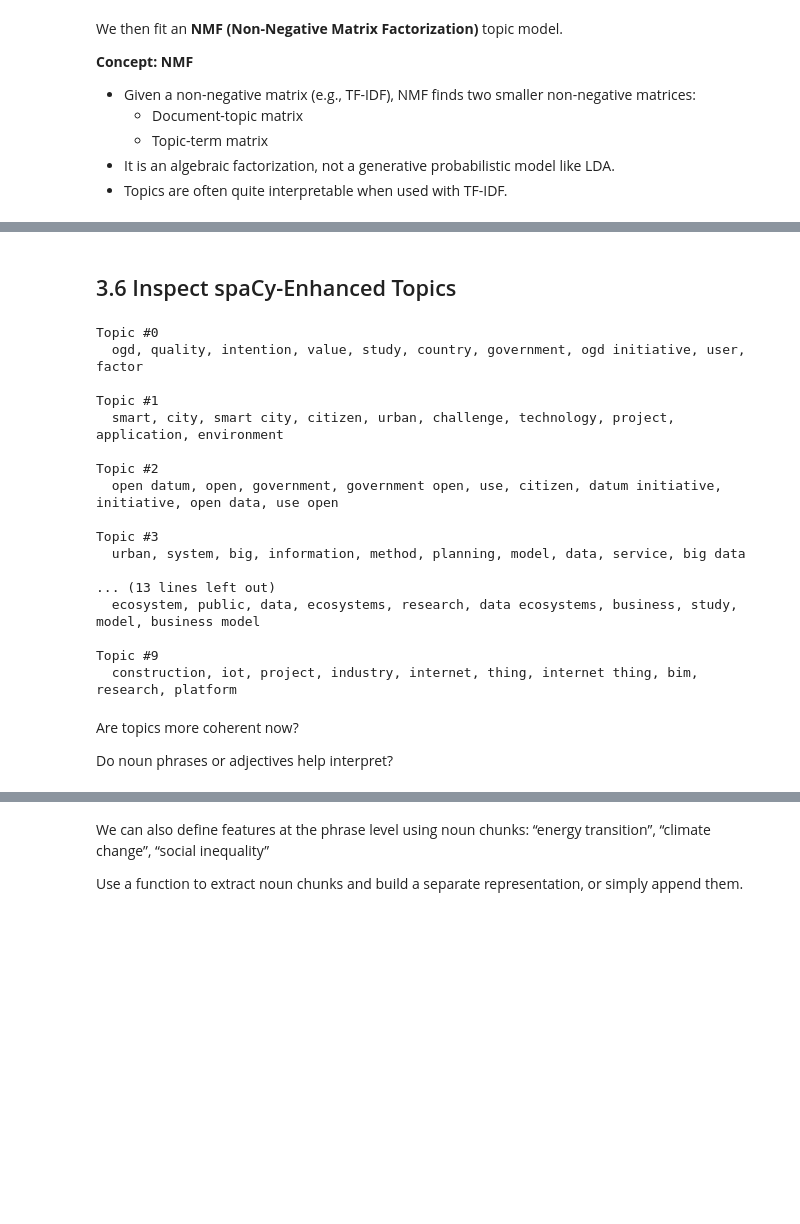
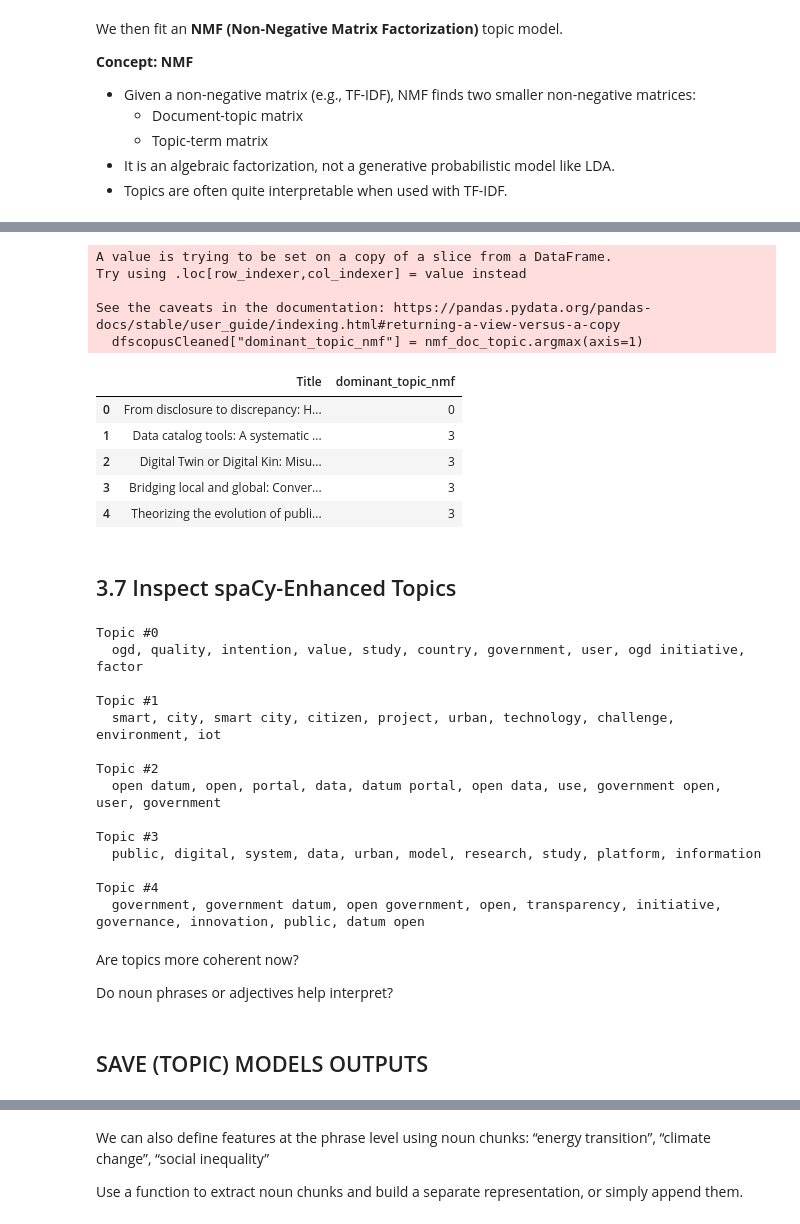
Before and after one commit to paulorlb/projICD, a Jupyter notebook: notebooks/ICD2526_N03_TextMining_PreProc_and_Modelling.ipynb, the cells around one changed output, grey strips where cells are left out. Cells and saved outputs as stored; diff of their text form; code cells hidden in the pictures; blank space fills up the shorter version.

```diff
--- a/notebooks/ICD2526_N03_TextMining_PreProc_and_Modelling.ipynb
+++ b/notebooks/ICD2526_N03_TextMining_PreProc_and_Modelling.ipynb
@@ -586,7 +588,7 @@ We then fit an **NMF (Non-Negative Matrix Factorization)** topic model.
 - Topics are often quite interpretable when used with TF-IDF.
 # %%
 # NMF topic model
-n_topics_spacy = 10  # can differ from LDA choice
+n_topics_spacy = 5  # can differ from LDA choice
 
 nmf = NMF(
     n_components=n_topics_spacy,
@@ -599,5 +634,22 @@ nmf_doc_topic = nmf.fit_transform(tfidf_matrix_spacy)
+# %%
+# For each document, the topic with highest probability
+dfscopusCleaned["dominant_topic_nmf"] = nmf_doc_topic.argmax(axis=1)
+
+dfscopusCleaned[['Title', 'dominant_topic_nmf']].head()
+# %% [output]
+A value is trying to be set on a copy of a slice from a DataFrame.
+Try using .loc[row_indexer,col_indexer] = value instead
+
+See the caveats in the documentation: https://pandas.pydata.org/pandas-docs/stable/user_guide/indexing.html#returning-a-view-versus-a-copy
+  dfscopusCleaned["dominant_topic_nmf"] = nmf_doc_topic.argmax(axis=1)
+|  | Title | dominant_topic_nmf |
+| 0 | From disclosure to discrepancy: H... | 0 |
+| 1 | Data catalog tools: A systematic ... | 3 |
+| 2 | Digital Twin or Digital Kin: Misu... | 3 |
+| 3 | Bridging local and global: Conver... | 3 |
+| 4 | Theorizing the evolution of publi... | 3 |
 # %% [markdown]
-## 3.6 Inspect spaCy-Enhanced Topics
+## 3.7 Inspect spaCy-Enhanced Topics
 # %%
 def print_top_words_nmf(model, feature_names, n_top_words=10):
     for topic_idx, topic in enumerate(model.components_):
@@ -611,23 +663,22 @@ tfidf_feature_names_spacy = tfidf_vectorizer_spacy.get_feature_names_out()
 print_top_words_nmf(nmf, tfidf_feature_names_spacy, n_top_words=10)
 # %% [output]
 Topic #0
-  ogd, quality, intention, value, study, country, government, ogd initiative, user, factor
+  ogd, quality, intention, value, study, country, government, user, ogd initiative, factor
 
 Topic #1
-  smart, city, smart city, citizen, urban, challenge, technology, project, application, environment
+  smart, city, smart city, citizen, project, urban, technology, challenge, environment, iot
 
 Topic #2
-  open datum, open, government, government open, use, citizen, datum initiative, initiative, open data, use open
+  open datum, open, portal, data, datum portal, open data, use, government open, user, government
 
 Topic #3
-  urban, system, big, information, method, planning, model, data, service, big data
+  public, digital, system, data, urban, model, research, study, platform, information
 
-... (13 lines left out)
-  ecosystem, public, data, ecosystems, research, data ecosystems, business, study, model, business model
-
-Topic #9
-  construction, iot, project, industry, internet, thing, internet thing, bim, research, platform
+Topic #4
+  government, government datum, open government, open, transparency, initiative, governance, innovation, public, datum open
 # %% [markdown]
 Are topics more coherent now?
 
 Do noun phrases or adjectives help interpret?
+# %% [markdown]
+## SAVE (TOPIC) MODELS OUTPUTS
```
Also changed, not shown: parts of 10 cells of this notebook, 8 other files.
